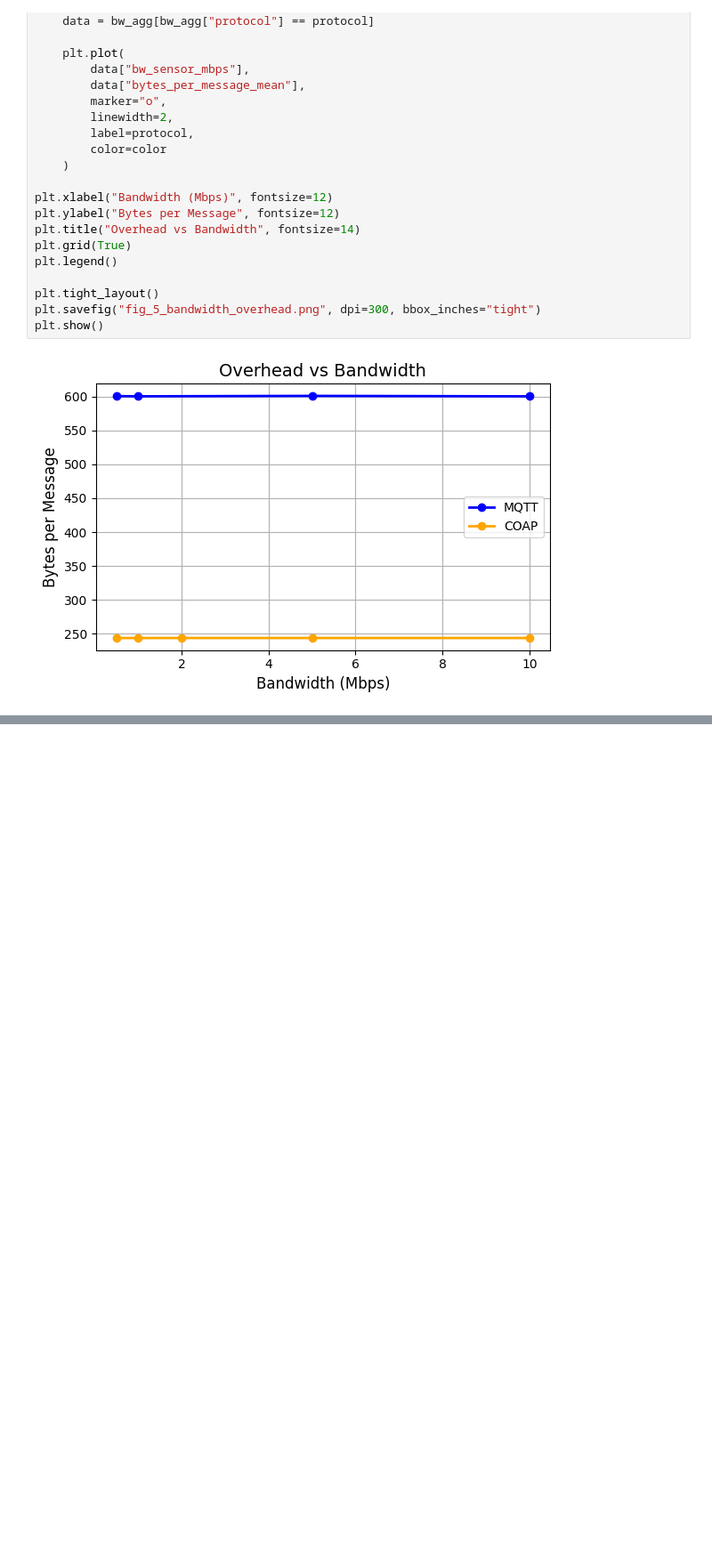
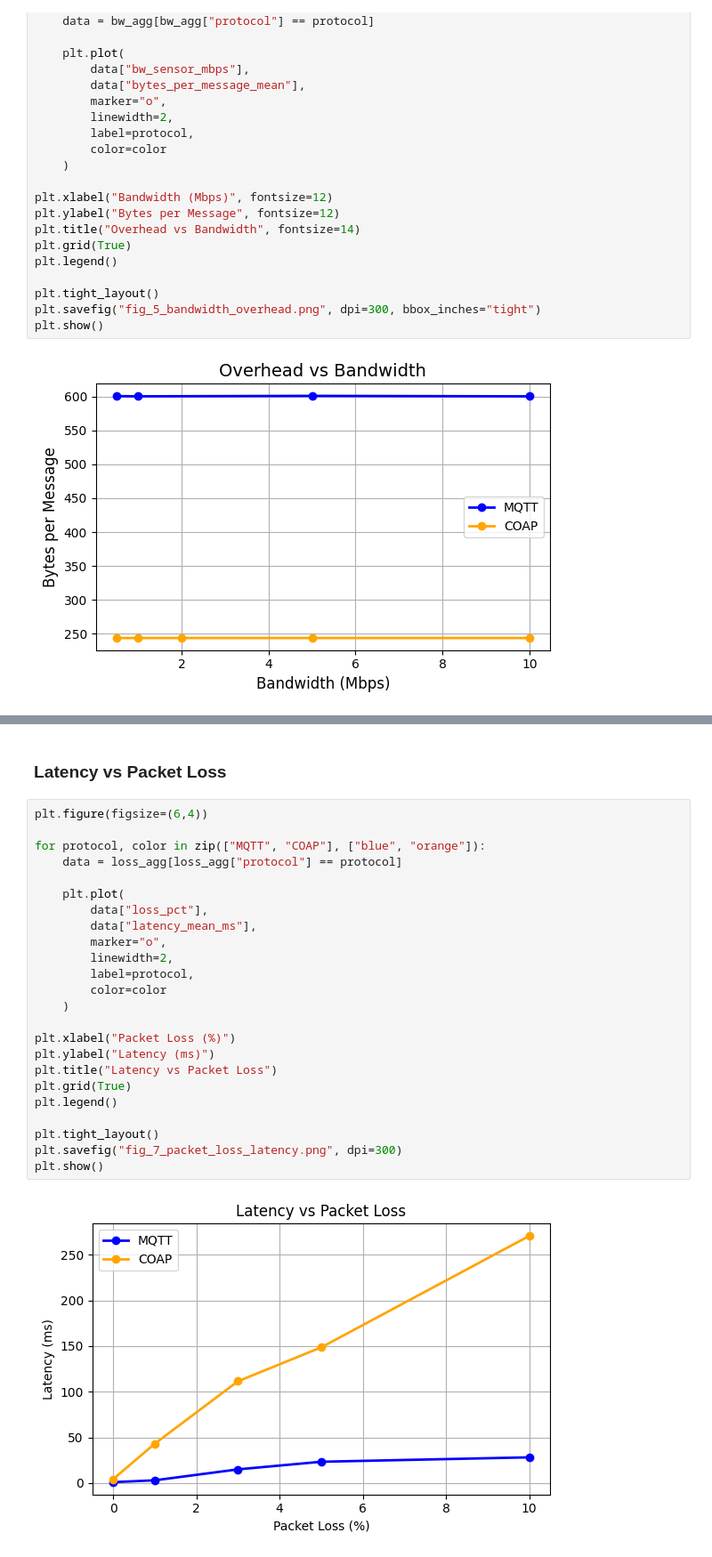
Before and after one commit to vlotran/CMPE148-IoT-Project, a Jupyter notebook: notebooks/analyze_results.ipynb, the cells around one changed output, grey strips where cells are left out. Shown at 89% size. Saved outputs shown, nothing was run; the diff lists cells and outputs as text; blank space fills up the shorter version.

```diff
--- a/notebooks/analyze_results.ipynb
+++ b/notebooks/analyze_results.ipynb
@@ -490 +584,29 @@ plt.show()
+# %% [markdown]
+### Latency vs Packet Loss
+# %%
+plt.figure(figsize=(6,4))
+
+for protocol, color in zip(["MQTT", "COAP"], ["blue", "orange"]):
+    data = loss_agg[loss_agg["protocol"] == protocol]
+
+    plt.plot(
+        data["loss_pct"],
+        data["latency_mean_ms"],
+        marker="o",
+        linewidth=2,
+        label=protocol,
+        color=color
+    )
+
+plt.xlabel("Packet Loss (%)")
+plt.ylabel("Latency (ms)")
+plt.title("Latency vs Packet Loss")
+plt.grid(True)
+plt.legend()
+
+plt.tight_layout()
+plt.savefig("fig_7_packet_loss_latency.png", dpi=300)
+plt.show()
+# %% [output]
+[figure, added]
 # %% [markdown]
```
Also changed, not shown: parts of 15 cells of this notebook, 12 other files.
